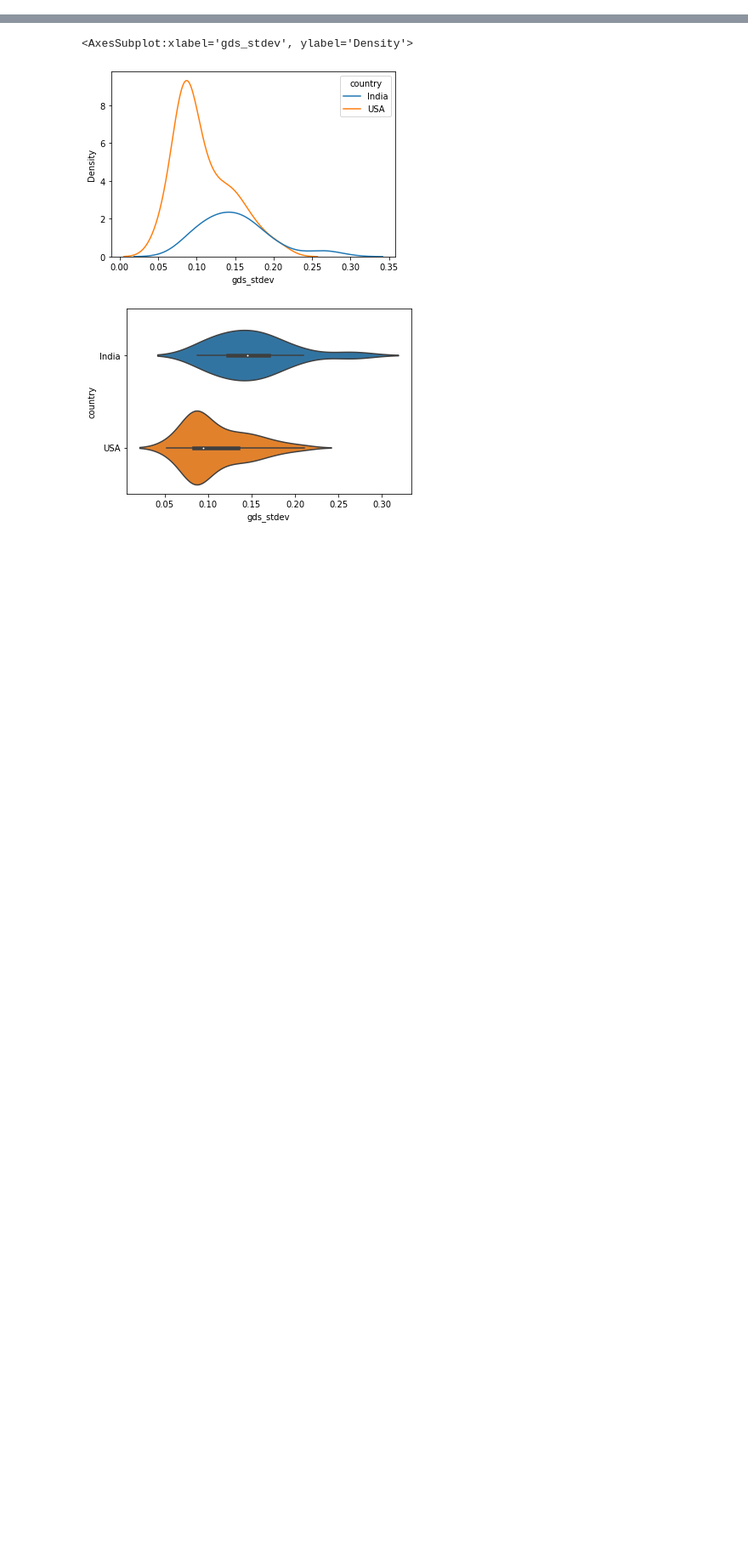
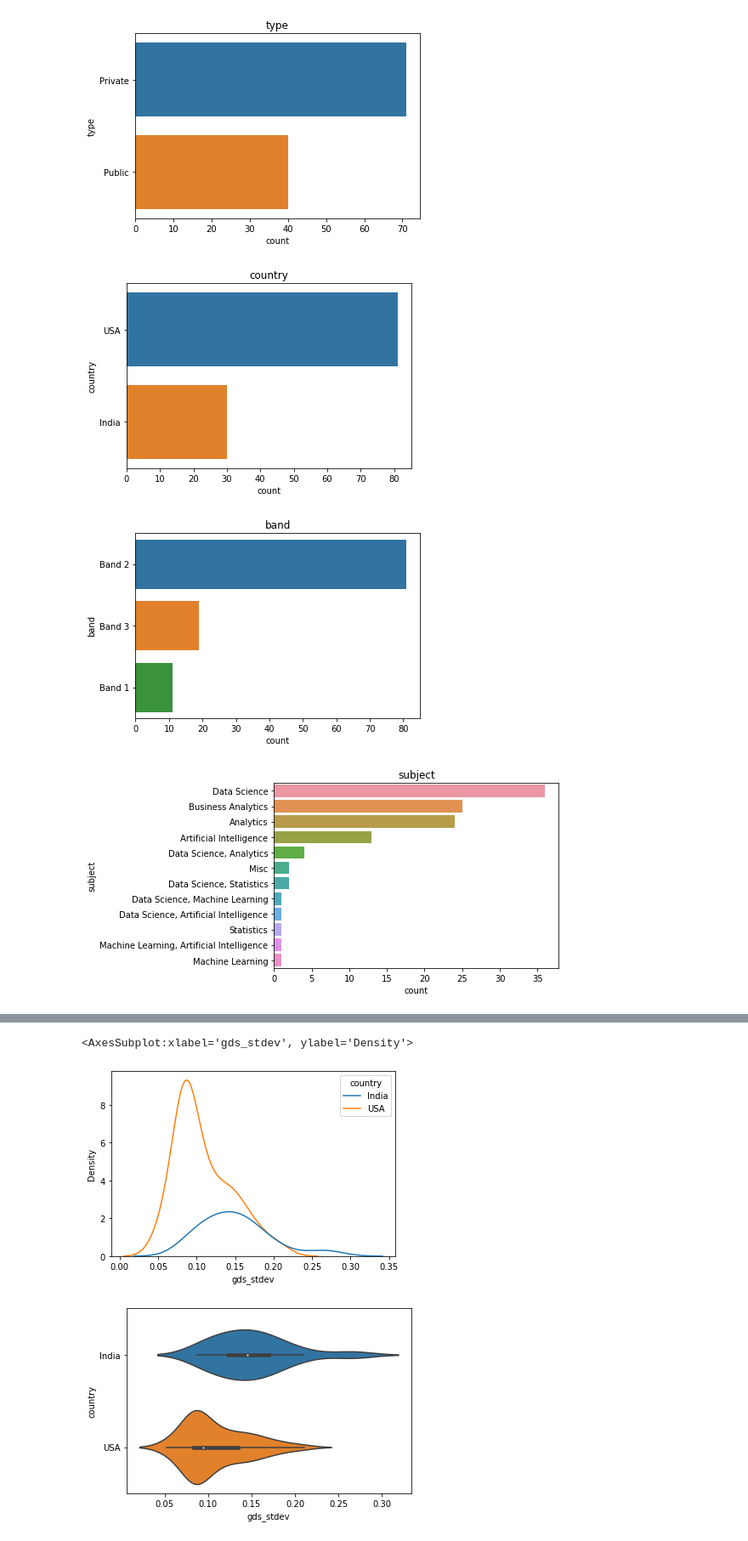
Before and after one commit to ry05/data-science-education-research, a Jupyter notebook: data_analysis/notebooks/03_gds_analysis.ipynb, the cells around one changed output, grey strips where cells are left out. Shown at 85% size. Drawn from its saved outputs; the diff is of its cells as text; code cells hidden in the pictures; blank space fills up the shorter version.

Commit message:
clean notebooks

```diff
--- a/data_analysis/notebooks/03_gds_analysis.ipynb
+++ b/data_analysis/notebooks/03_gds_analysis.ipynb
@@ -37,0 +51,34 @@ df[df.country=="India"].describe()
+# %%
+# split features based on their type
+# only considers those features useful in this notebook's purpose
+
+categorical_features = [
+    'id', 'type', 'country', 'band', 'subject', 'dept_cat'
+]
+
+quant_features = [
+    'national_rank_qs',
+    'Data Gathering, Preparation and Exploration',
+    'Data Representation and Transformation',
+    'Computing with Data',
+    'Data Modeling',
+    'Data Visualization and Presentation',
+    'Science about Data Science',
+    'gds_stdev'
+]
+
+date_features = [
+    'date_pub',
+    'date_last_mod'
+]
+# %%
+for feat in categorical_features:
+    if feat != 'id':
+        sns.countplot(data = df, y = feat, order = df[feat].value_counts().index)
+        plt.title(feat)
+        plt.show()
+# %% [output]
+[figure, added]
+[figure, added]
+[figure, added]
+[figure, added]
```
Also changed, not shown: parts of 13 cells of this notebook, 7 other files.
